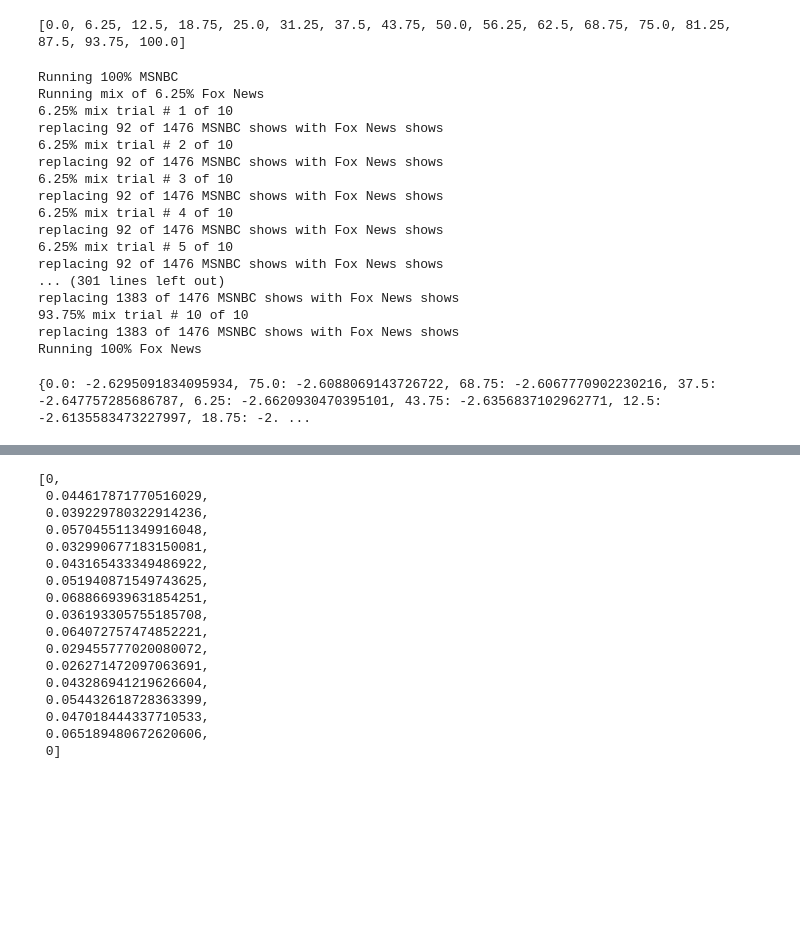
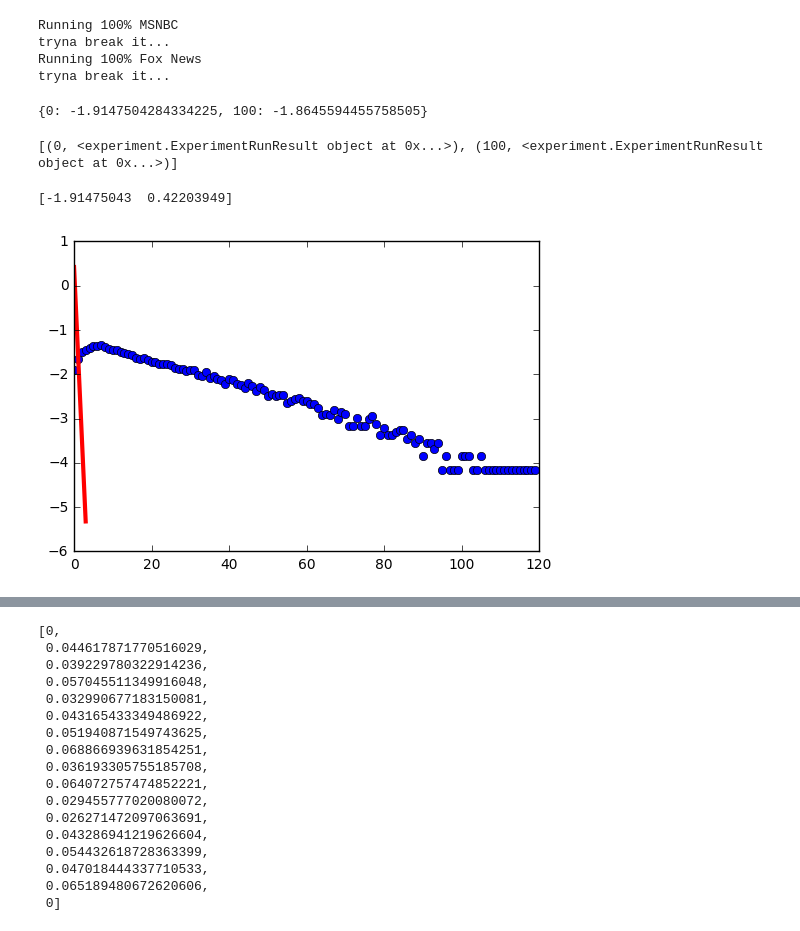
Before and after one commit to mt-digital/semantic-cable, a Jupyter notebook: First Full CORRECT Experiment.ipynb, the cells around one changed output, grey strips where cells are left out. Cells and saved outputs as stored; diff of their text form; code cells hidden in the pictures; blank space fills up the shorter version.

Commit message:
developed vsm experiment

```diff
--- a/First Full CORRECT Experiment.ipynb
+++ b/First Full CORRECT Experiment.ipynb
@@ -1,32 +1,18 @@
 # %%
 from experiment import Experiment
 
-fox_pcts = list(np.arange(0, 101, 6.25))
-print(fox_pcts)
-ex = Experiment(10, fox_pcts, tau=0.5)
+#fox_pcts = list(np.arange(0, 101, 6.25))
+#print(fox_pcts)
+ex = Experiment(2, [0, 100])
 ex.load_texts('Three Months for Semantic Network Experiments')
+#ex.load_texts('Sample Week for Zipf experiment')
-# %% [output]
-[0.0, 6.25, 12.5, 18.75, 25.0, 31.25, 37.5, 43.75, 50.0, 56.25, 62.5, 68.75, 75.0, 81.25, 87.5, 93.75, 100.0]
 # %%
 ex.run()
 # %% [output]
 Running 100% MSNBC
-Running mix of 6.25% Fox News
-6.25% mix trial # 1 of 10
-replacing 92 of 1476 MSNBC shows with Fox News shows
-6.25% mix trial # 2 of 10
-replacing 92 of 1476 MSNBC shows with Fox News shows
-6.25% mix trial # 3 of 10
-replacing 92 of 1476 MSNBC shows with Fox News shows
-6.25% mix trial # 4 of 10
-replacing 92 of 1476 MSNBC shows with Fox News shows
-6.25% mix trial # 5 of 10
-replacing 92 of 1476 MSNBC shows with Fox News shows
-... (301 lines left out)
-replacing 1383 of 1476 MSNBC shows with Fox News shows
-93.75% mix trial # 10 of 10
-replacing 1383 of 1476 MSNBC shows with Fox News shows
+tryna break it...
 Running 100% Fox News
+tryna break it...
 # %%
 results = {
     pct: v.fit_coefficients.slope for pct, v in ex.run_dict.items()
@@ -34,7 +20,25 @@ results = {
 # %%
 print(results)
 # %% [output]
-{0.0: -2.6295091834095934, 75.0: -2.6088069143726722, 68.75: -2.6067770902230216, 37.5: -2.647757285686787, 6.25: -2.6620930470395101, 43.75: -2.6356837102962771, 12.5: -2.6135583473227997, 18.75: -2. ...
+{0: -1.9147504284334225, 100: -1.8645594455758505}
+# %%
+rd = ex.run_dict
+print(list(rd.items()))
+# %% [output]
+[(0, <experiment.ExperimentRunResult object at 0x...>), (100, <experiment.ExperimentRunResult object at 0x...>)]
+# %%
+%matplotlib inline
+re0 = rd[0]
+lf = re0.log_freq
+n = len(lf)
+polynomial = np.poly1d(re0.fit_coefficients.coeffs)
+ys = polynomial(np.arange(n))
+plt.plot(re0.log_freq, marker='o', lw=0)
+plt.plot(np.arange(n)[:4], ys[:4], color='red', lw=3)
+print(re0.fit_coefficients.coeffs)
+# %% [output]
+[-1.91475043  0.42203949]
+[figure, added]
 # %%
 result_items = list(results.items())
 
```
Also changed, not shown: parts of 1 cell of this notebook, 8 other files.
